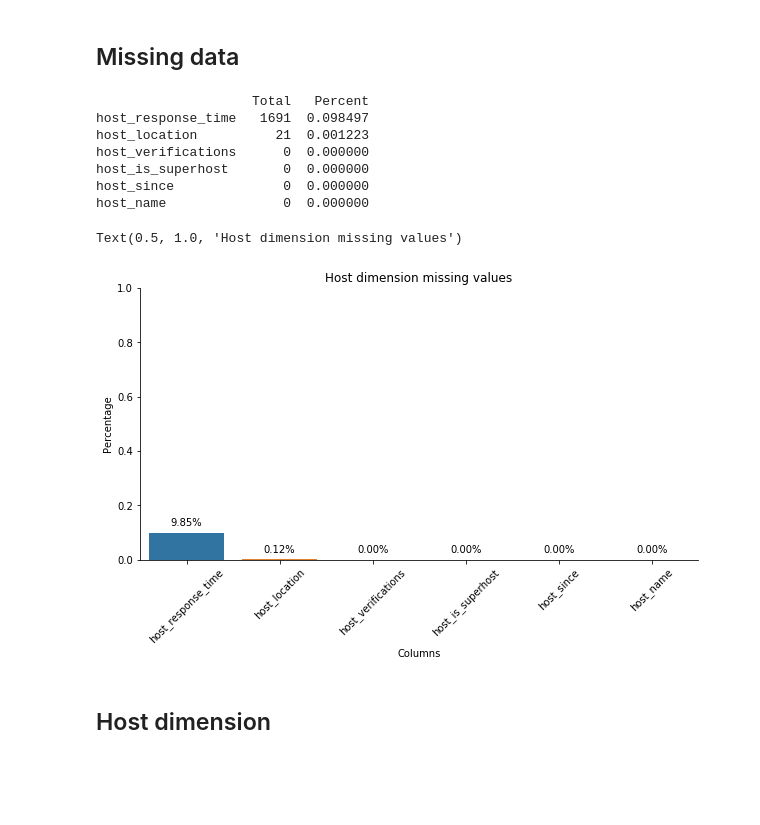
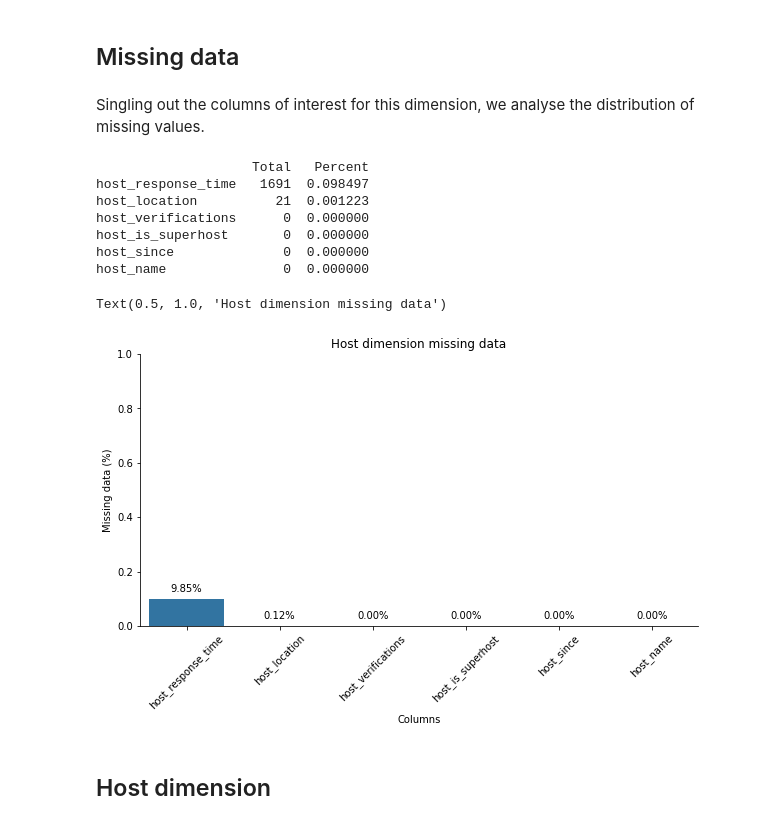
Before and after one commit to beatriz-lima/TPD-Airbnb-Data, a Jupyter notebook: Notebooks/eda_Host.ipynb, the cells around one changed output. Cells and saved outputs as stored; diff of their text form; code cells hidden in the pictures; blank space fills up the shorter version.

```diff
--- a/Notebooks/eda_Host.ipynb
+++ b/Notebooks/eda_Host.ipynb
@@ -21,8 +21,9 @@ df_listings = pd.read_csv(listings_file_path)
 # Exploratory data analysis
 # %%
 def missing_data(df, columns):
+    """Calculates the amount of missing data in given DataFrame's selected columns"""
     df_graph = df[columns]
-    #missing data
+    # missing data
     total = df_graph.isnull().sum().sort_values(ascending=False)
     percent = (df_graph.isnull().sum()/df_graph.isnull().count()).sort_values(ascending=False)
     missing_data = pd.concat([total, percent], axis=1, keys=['Total', 'Percent'])
@@ -119,32 +108,34 @@ dataset size: 17168
 # %% [markdown]
 ## Missing data
+# %% [markdown]
+Singling out the columns of interest for this dimension, we analyse the distribution of missing values.
 # %%
 columns = [
 'host_name',
 'host_since',
 'host_location',
 'host_response_time',
 'host_is_superhost',
 'host_verifications'
 ]
 ax = missing_data(df_result,columns)
 set_bar_amount(ax)
 ax.set_xlabel('Columns')
-ax.set_ylabel('Percentage')
+ax.set_ylabel('Missing data (%)')
 plt.ylim(0,1)
 ax.spines['right'].set_visible(False)
 ax.spines['top'].set_visible(False)
-ax.set_title('Host dimension missing values')
+ax.set_title('Host dimension missing data')
 # %% [output]
                     Total   Percent
 host_response_time   1691  0.098497
 host_location          21  0.001223
 host_verifications      0  0.000000
 host_is_superhost       0  0.000000
 host_since              0  0.000000
 host_name               0  0.000000
-Text(0.5, 1.0, 'Host dimension missing values')
+Text(0.5, 1.0, 'Host dimension missing data')
-[figure, old version]
+[figure, new version]
 # %% [markdown]
 ## Host dimension
 # %% [markdown]
```
Also changed, not shown: parts of 2 cells of this notebook.
